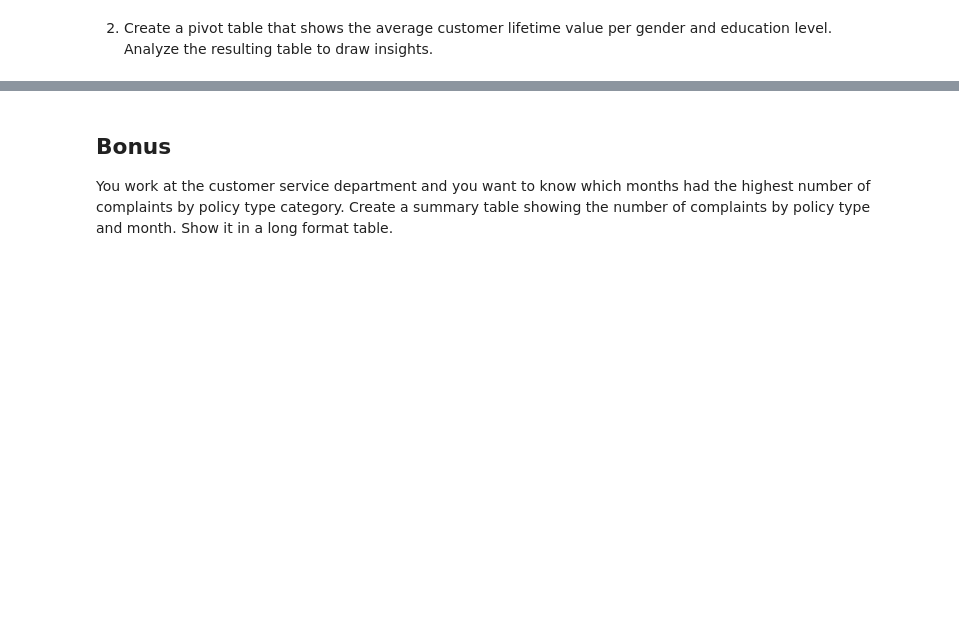
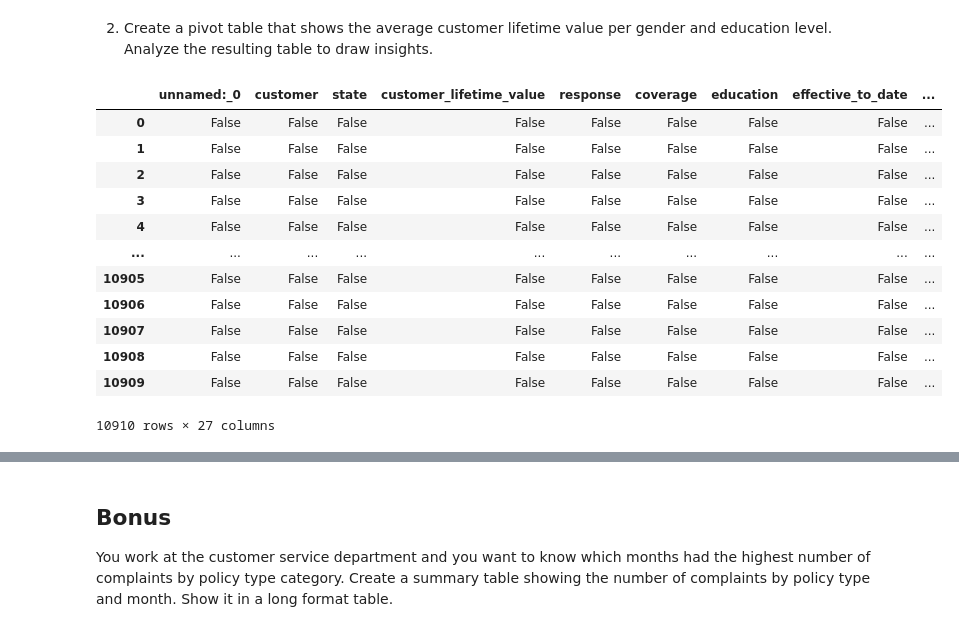
Before and after one commit to DaniCoco31/lab-dw-data-structuring-and-combining, a Jupyter notebook: lab-dw-data-structuring-and-combining.ipynb, the cells around one changed output, grey strips where cells are left out. Drawn from its saved outputs; the diff is of its cells as text; code cells hidden in the pictures; blank space fills up the shorter version.

```diff
--- a/lab-dw-data-structuring-and-combining.ipynb
+++ b/lab-dw-data-structuring-and-combining.ipynb
@@ -136,0 +173,4 @@ Round the total revenue to 2 decimal points.  Analyze the resulting table to dra
+# %%
+#Althoug the columns names look fine, I'd rather be sure they are.
+df_mkt.column = column_names(df_mkt)
+df_mkt.head()
@@ -137,2 +271,18 @@ Round the total revenue to 2 decimal points.  Analyze the resulting table to dra
 # %% [markdown]
 2. Create a pivot table that shows the average customer lifetime value per gender and education level. Analyze the resulting table to draw insights.
+# %%
+df_mkt.isna()
+# %% [output]
+|  | unnamed:_0 | customer | state | customer_lifetime_value | response | coverage | education | effective_to_date | ... |
+| 0 | False | False | False | False | False | False | False | False | ... |
+| 1 | False | False | False | False | False | False | False | False | ... |
+| 2 | False | False | False | False | False | False | False | False | ... |
+| 3 | False | False | False | False | False | False | False | False | ... |
+| 4 | False | False | False | False | False | False | False | False | ... |
+| ... | ... | ... | ... | ... | ... | ... | ... | ... | ... |
+| 10905 | False | False | False | False | False | False | False | False | ... |
+| 10906 | False | False | False | False | False | False | False | False | ... |
+| 10907 | False | False | False | False | False | False | False | False | ... |
+| 10908 | False | False | False | False | False | False | False | False | ... |
+| 10909 | False | False | False | False | False | False | False | False | ... |
+10910 rows × 27 columns
```
Also changed, not shown: parts of 15 cells of this notebook.
